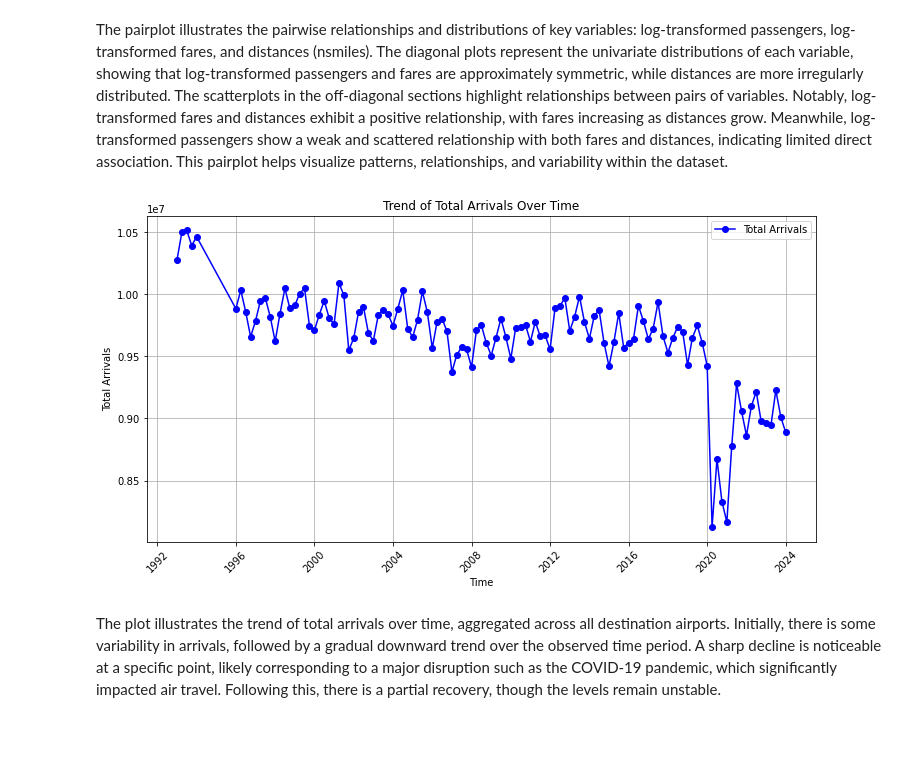
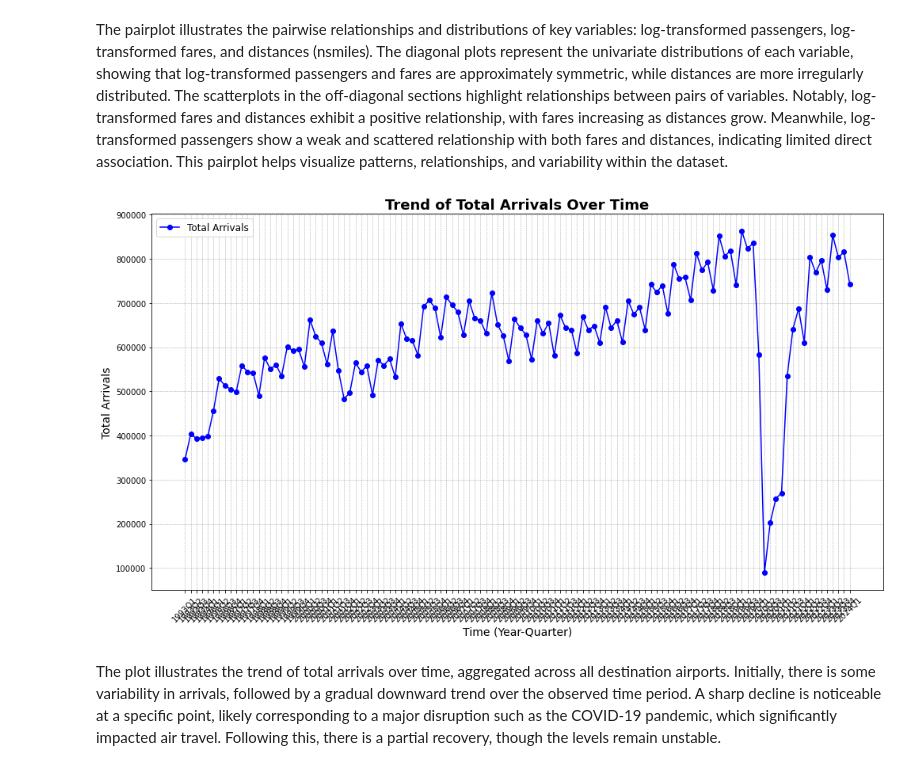
Before and after one commit to RichelCode/Time-Series-Project, a Jupyter notebook: Time Series Project.ipynb, the cells around one changed output. Saved outputs shown, nothing was run; the diff lists cells and outputs as text; code cells hidden in the pictures; blank space fills up the shorter version.

```diff
--- a/Time Series Project.ipynb
+++ b/Time Series Project.ipynb
@@ -521,18 +522,48 @@ plt.show()
 # %% [markdown]
 The pairplot illustrates the pairwise relationships and distributions of key variables: log-transformed passengers, log-transformed fares, and distances (nsmiles). The diagonal plots represent the univariate distributions of each variable, showing that log-transformed passengers and fares are approximately symmetric, while distances are more irregularly distributed. The scatterplots in the off-diagonal sections highlight relationships between pairs of variables. Notably, log-transformed fares and distances exhibit a positive relationship, with fares increasing as distances grow. Meanwhile, log-transformed passengers show a weak and scattered relationship with both fares and distances, indicating limited direct association. This pairplot helps visualize patterns, relationships, and variability within the dataset.
 # %%
-# Plot the trend directly if the index is already DatetimeIndex
-plt.figure(figsize=(12, 6))
-plt.plot(arrivals_trend.index, arrivals_trend, marker='o', color='blue', label='Total Arrivals')
-plt.title('Trend of Total Arrivals Over Time')
-plt.xlabel('Time')
-plt.ylabel('Total Arrivals')
-plt.xticks(rotation=45)  # Rotate x-axis labels for better readability
-plt.legend()
-plt.grid()
+# Ensure the 'time' column is properly created if not already present
+if 'time' not in airline_data_cleaned.columns:
+    airline_data_cleaned['time'] = pd.PeriodIndex(
+        year=airline_data_cleaned['Year'],
+        quarter=airline_data_cleaned['quarter']
+    )
+
+# Aggregate total arrivals over time
+arrivals_trend = airline_data_cleaned.groupby('time')['passengers'].sum()
+
+# Ensure the trend is sorted by time
+arrivals_trend = arrivals_trend.sort_index()
+
+# Format x-axis labels
+x_labels = [f"{idx.year}-Q{idx.quarter}" for idx in arrivals_trend.index]
+
+# Plot the trend of total arrivals over time
+plt.figure(figsize=(14, 8))
+plt.plot(
+    arrivals_trend.index.astype(str),
+    arrivals_trend,
+    marker='o',
+    linestyle='-',
+    color='blue',
+    label='Total Arrivals'
+)
+plt.title('Trend of Total Arrivals Over Time', fontsize=18, fontweight='bold')
+plt.xlabel('Time (Year-Quarter)', fontsize=14)
+plt.ylabel('Total Arrivals', fontsize=14)
+
+
+
+# Add grid and legend
+plt.legend(fontsize=12)
+plt.grid(color='gray', linestyle='--', linewidth=0.5, alpha=0.7)
+plt.xticks(rotation=45)
+plt.tight_layout()
+
+# Show plot
 plt.show()
 # %% [output]
-[figure, old version]
+[figure, new version]
 # %% [markdown]
 The plot illustrates the trend of total arrivals over time, aggregated across all destination airports. Initially, there is some variability in arrivals, followed by a gradual downward trend over the observed time period. A sharp decline is noticeable at a specific point, likely corresponding to a major disruption such as the COVID-19 pandemic, which significantly impacted air travel. Following this, there is a partial recovery, though the levels remain unstable.
 # %%
```
Also changed, not shown: parts of 4 cells of this notebook.
